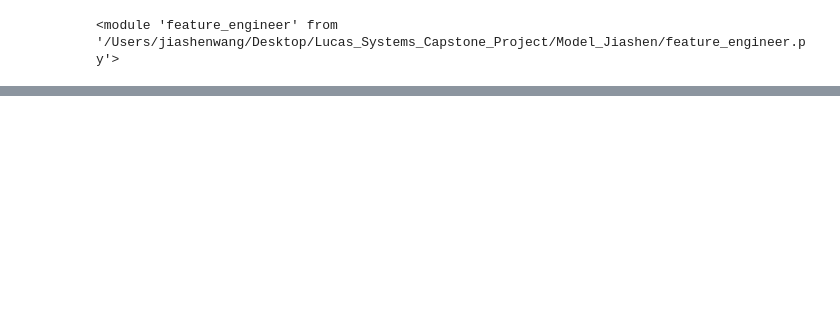
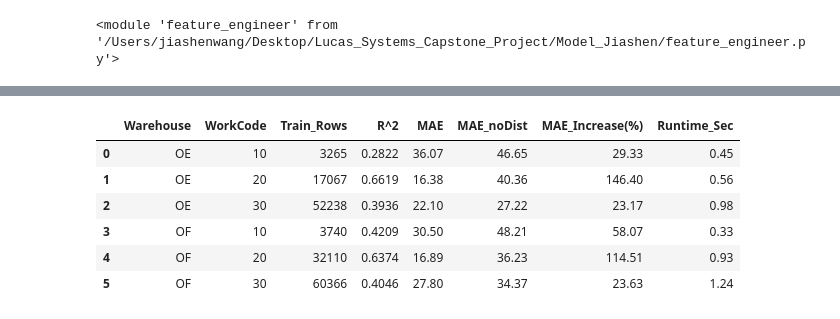
Before and after one commit to JiashenWangg/Lucas_Systems_Capstone_Project, a Jupyter notebook: Model_Jiashen/xgboost.ipynb, the cells around one changed output, grey strips where cells are left out. Drawn from its saved outputs; the diff is of its cells as text; code cells hidden in the pictures; blank space fills up the shorter version.

```diff
--- a/Model_Jiashen/xgboost.ipynb
+++ b/Model_Jiashen/xgboost.ipynb
@@ -77,0 +141,18 @@ display(results_df)
+# %%
+# Append MAE column of nodist to original results_df, right after MAE column and befoire Runtime_Sec, also add percentage increase
+display_df = results_df.copy()
+display_df["MAE_noDist"] = results_df_nodist["MAE"]
+display_df["MAE_Increase(%)"] = ((display_df["MAE_noDist"] - display_df["MAE"]) / display_df["MAE"] * 100).round(2)
+# move Runtime_Sec column to the end
+cols = list(display_df.columns)
+cols.append(cols.pop(cols.index("Runtime_Sec")))
+display_df = display_df[cols]
+display(display_df)
+# %% [output]
+|  | Warehouse | WorkCode | Train_Rows | R^2 | MAE | MAE_noDist | MAE_Increase(%) | Runtime_Sec |
+| 0 | OE | 10 | 3265 | 0.2822 | 36.07 | 46.65 | 29.33 | 0.45 |
+| 1 | OE | 20 | 17067 | 0.6619 | 16.38 | 40.36 | 146.40 | 0.56 |
+| 2 | OE | 30 | 52238 | 0.3936 | 22.10 | 27.22 | 23.17 | 0.98 |
+| 3 | OF | 10 | 3740 | 0.4209 | 30.50 | 48.21 | 58.07 | 0.33 |
+| 4 | OF | 20 | 32110 | 0.6374 | 16.89 | 36.23 | 114.51 | 0.93 |
+| 5 | OF | 30 | 60366 | 0.4046 | 27.80 | 34.37 | 23.63 | 1.24 |
```
Also changed, not shown: parts of 2 cells of this notebook, 4 other files.
